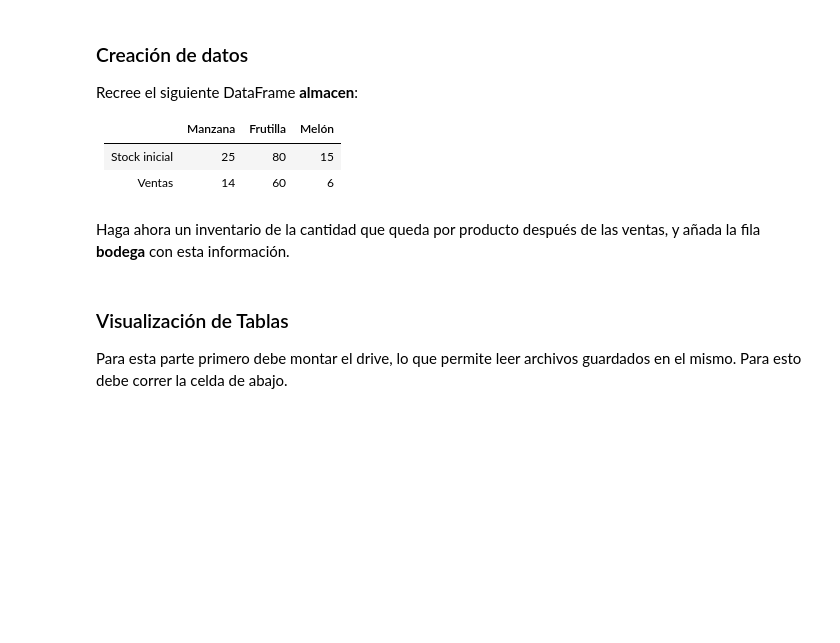
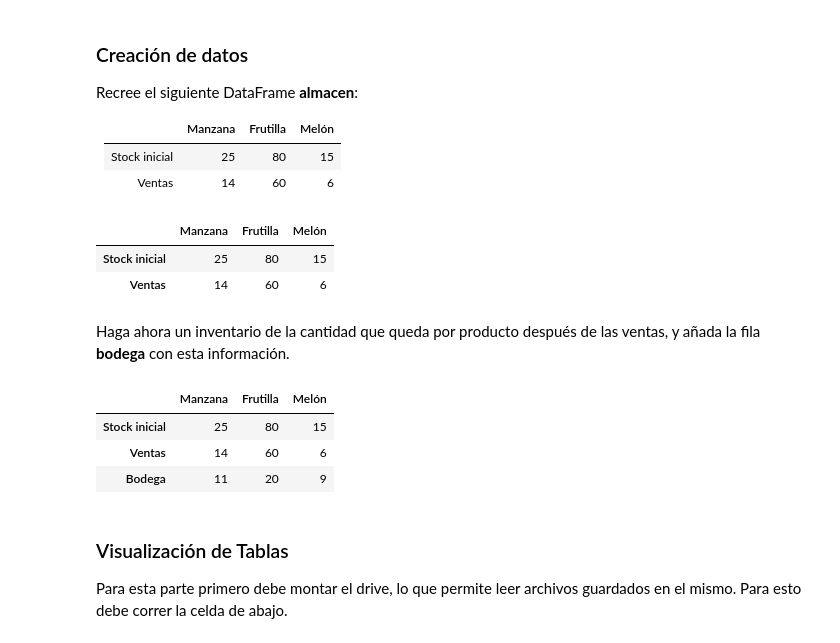
Before and after one commit to FranciscaHM/Tarea-1, a Jupyter notebook: Tarea_1.ipynb, the cells around one changed output. Cells and saved outputs as stored; diff of their text form; code cells hidden in the pictures; blank space fills up the shorter version.

Commit message:
Parte 1 (Numpy) y parte 2 (Pandas) terminada.

```diff
--- a/Tarea_1.ipynb
+++ b/Tarea_1.ipynb
@@ -146,8 +154,30 @@ Recree el siguiente DataFrame **almacen**:
 |--------|---------|----------|-------|
 | Stock inicial  | 25      | 80       | 15    |
 | Ventas | 14      | 60       | 6     |
+# %%
+Almacen = {
+    'Manzana' : [25, 14],
+    'Frutilla' : [80, 60],
+    'Melón' : [15, 6],
+}
+
+datos = pd.DataFrame(Almacen, index = ['Stock inicial', 'Ventas'])
+datos
+# %% [output]
+|  | Manzana | Frutilla | Melón |
+| Stock inicial | 25 | 80 | 15 |
+| Ventas | 14 | 60 | 6 |
 # %% [markdown]
 Haga ahora un inventario de la cantidad que queda por producto después de las ventas, y añada la fila **bodega** con esta información.
+# %%
+listas = datos.to_numpy()
+datos.loc['Bodega'] = listas[0] - listas[1]
+datos
+# %% [output]
+|  | Manzana | Frutilla | Melón |
+| Stock inicial | 25 | 80 | 15 |
+| Ventas | 14 | 60 | 6 |
+| Bodega | 11 | 20 | 9 |
 # %% [markdown]
 ### Visualización de Tablas
 Para esta parte primero debe montar el drive, lo que permite leer archivos guardados en el mismo. Para esto debe correr la celda de abajo.
```
Also changed, not shown: parts of 11 cells of this notebook.
